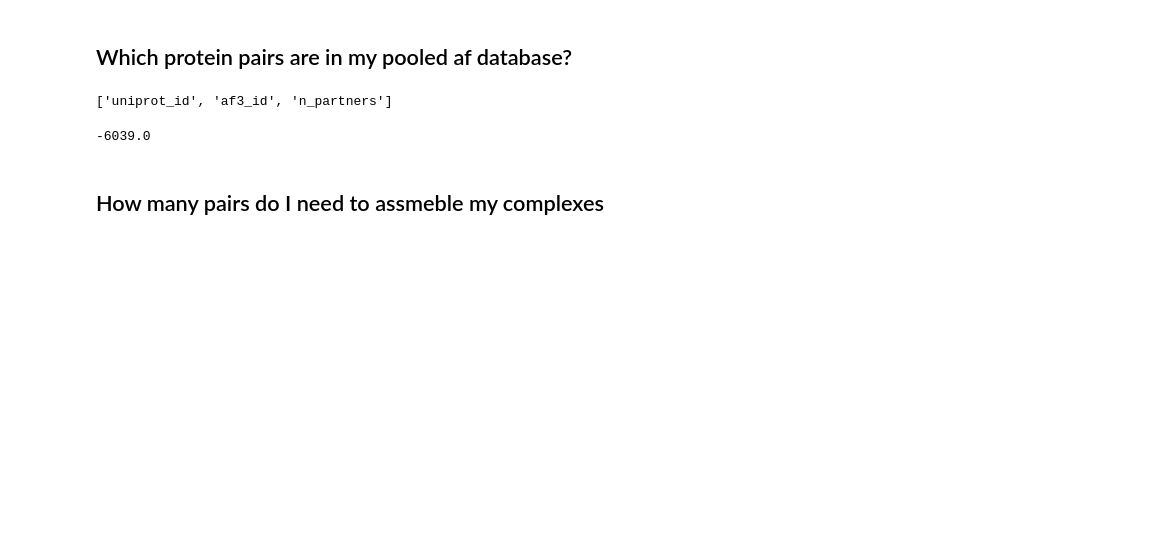
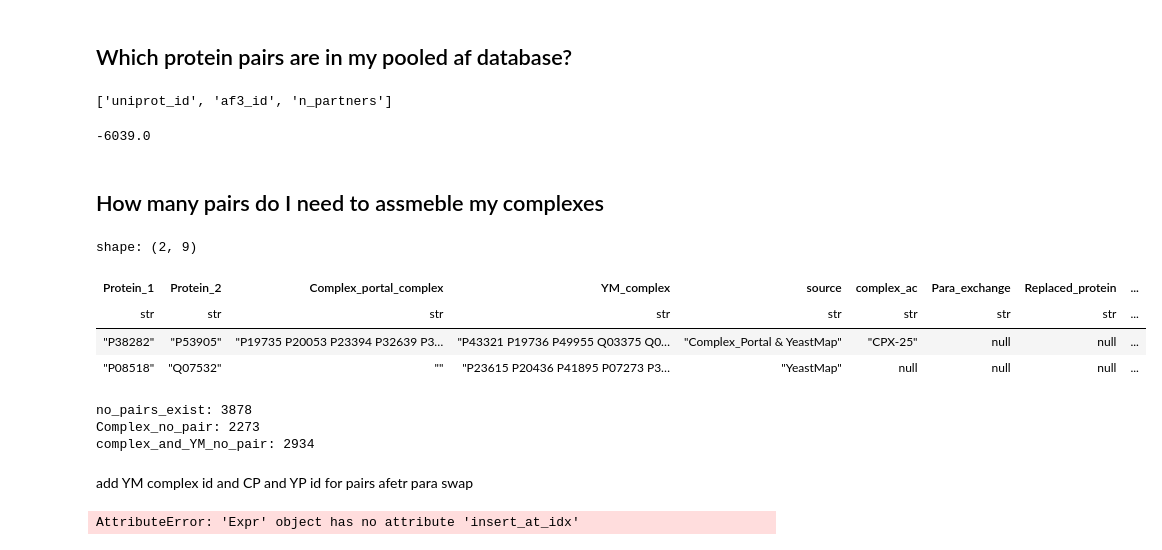
Before and after one commit to Kim-Dammer/master_thesis, a Jupyter notebook: notebooks/08_homomultimers.ipynb, the cells around one changed output. Cells and saved outputs as stored; diff of their text form; code cells hidden in the pictures; blank space fills up the shorter version.

```diff
--- a/notebooks/08_homomultimers.ipynb
+++ b/notebooks/08_homomultimers.ipynb
@@ -373,5 +352,36 @@ Pairs_per_prot_breakdown.columns
 ## How many pairs do I need to assmeble my complexes
 # %%
 pairs_AF_model_exists = pl.read_parquet(data_dir /'iPTM_and_pLDDT/CP_YM_complexes_unique_pairs_dedub_paralogue_cleaned_AF_model_exists.parquet')
+# %%
+pairs_AF_model_exists.head(2)
+# %% [output]
+shape: (2, 9)
+| Protein_1 | Protein_2 | Complex_portal_complex | YM_complex | source | complex_ac | Para_exchange | Replaced_protein | ... |
+| str | str | str | str | str | str | str | str | ... |
+| "P38282" | "P53905" | "P19735 P20053 P23394 P32639 P3… | "P43321 P19736 P49955 Q03375 Q0… | "Complex_Portal & YeastMap" | "CPX-25" | null | null | ... |
+| "P08518" | "Q07532" | "" | "P23615 P20436 P41895 P07273 P3… | "YeastMap" | null | null | null | ... |
 # %%
-no_pairs_exist = pairs_AF_model_exists.filter(pl.col("AF_model_exists") == False)
+no_pairs_exist = pairs_AF_model_exists.filter(
+    ~pl.col("AF_model_exists")
+)  # all pairs needed (including paralogue swaps)
+
+Complex_no_pair = no_pairs_exist.filter(
+    pl.col("source").str.contains("Complex_Portal")
+    & pl.col("Replaced_protein").is_null()
+)  # Complex Portal only, excluding paralogue swaps
+
+complex_and_YM_no_pair = no_pairs_exist.filter(
+    (pl.col("source").str.contains("Complex_Portal")
+     | pl.col("source").str.contains("YeastMap"))
+    & pl.col("Replaced_protein").is_null()
+)  # Complex Portal + YeastMap, excluding paralogue swaps
+
+print(f"no_pairs_exist: {no_pairs_exist.height}")
+print(f"Complex_no_pair: {Complex_no_pair.height}")
+print(f"complex_and_YM_no_pair: {complex_and_YM_no_pair.height}")
+# %% [output]
+no_pairs_exist: 3878
+Complex_no_pair: 2273
+complex_and_YM_no_pair: 2934
+# %% [markdown]
+add YM complex id and CP and YP id for pairs afetr para swap
@@ -377,0 +456,9 @@ no_pairs_exist = pairs_AF_model_exists.filter(pl.col("AF_model_exists") == False
+# %%
+Pair_AF_model_mapping = Pair_AF_model_mapping.select(
+    pl.exclude("yeastMAP_ID").insert_at_idx(
+        Pair_AF_model_mapping.columns.index("complex_ac") + 1,
+        pl.col("yeastMAP_ID")
+    )
+)
+# %% [output]
+AttributeError: 'Expr' object has no attribute 'insert_at_idx'
```
Also changed, not shown: parts of 9 cells of this notebook, 2 other files.
